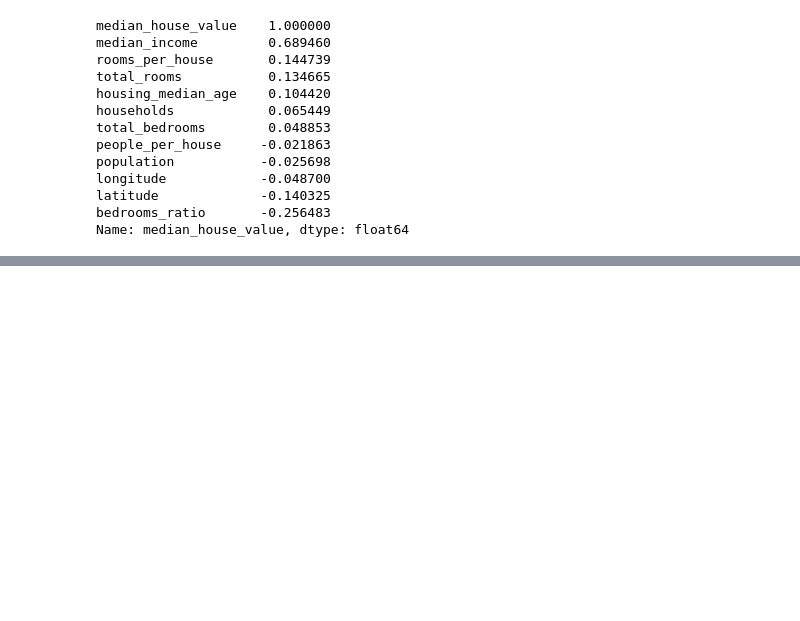
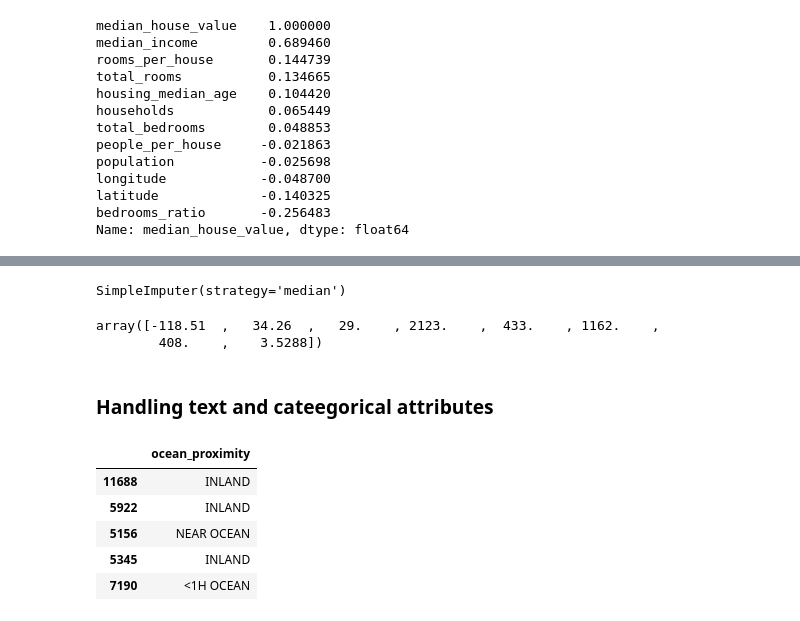
Before and after one commit to AryanS-88/Housing_data_pipeline, a Jupyter notebook: Housing.ipynb, the cells around one changed output, grey strips where cells are left out. Saved outputs shown, nothing was run; the diff lists cells and outputs as text; code cells hidden in the pictures; blank space fills up the shorter version.

```diff
--- a/Housing.ipynb
+++ b/Housing.ipynb
@@ -190,0 +193,3 @@ Name: median_house_value, dtype: float64
+# %%
+housing=strat_train_set.drop("median_house_value",axis=1)
+housing_labels=strat_train_set["median_house_value"].copy()
@@ -190,0 +221,11 @@ Name: median_house_value, dtype: float64
+# %%
+housing_numeric=housing.select_dtypes(include=[np.number])
+imputer.fit(housing_numeric)
+# %% [output]
+SimpleImputer(strategy='median')
+# %%
+imputer.statistics_
+housing_numeric.median().values
+# %% [output]
+array([-118.51  ,   34.26  ,   29.    , 2123.    ,  433.    , 1162.    ,
+        408.    ,    3.5288])
@@ -190,0 +237,12 @@ Name: median_house_value, dtype: float64
+# %% [markdown]
+<h3>Handling text and cateegorical attributes</h3>
+# %%
+housing_cat=housing[["ocean_proximity"]]
+housing_cat.head()
+# %% [output]
+|  | ocean_proximity |
+| 11688 | INLAND |
+| 5922 | INLAND |
+| 5156 | NEAR OCEAN |
+| 5345 | INLAND |
+| 7190 | <1H OCEAN |
```
Also changed, not shown: parts of 20 cells of this notebook, 1 other file.
